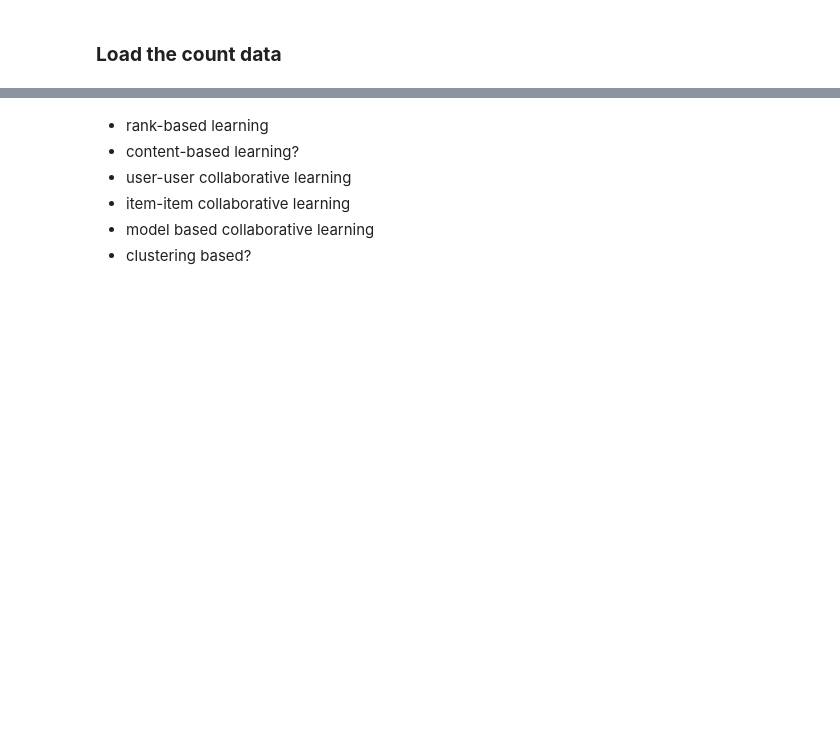
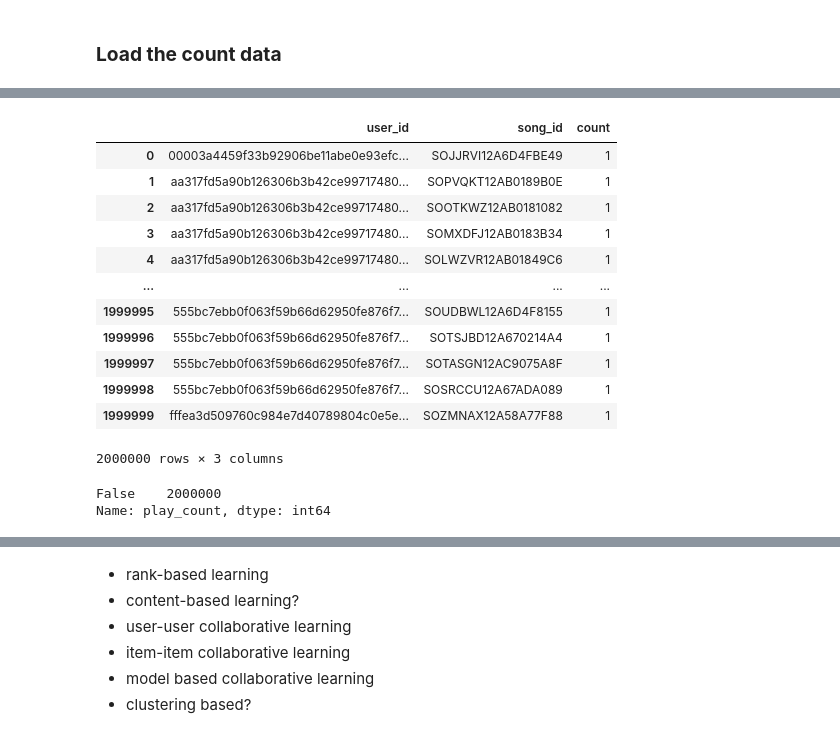
Before and after one commit to kojen-coder/spotify-music-recommender, a Jupyter notebook: notebook/Capstone_Music_Recommendation_System.ipynb, the cells around one changed output, grey strips where cells are left out. Cells and saved outputs as stored; diff of their text form; code cells hidden in the pictures; blank space fills up the shorter version.

```diff
--- a/notebook/Capstone_Music_Recommendation_System.ipynb
+++ b/notebook/Capstone_Music_Recommendation_System.ipynb
@@ -155,0 +388,17 @@ count_df.isna().sum() #Checking if there are null values in the data set. There
+# %%
+##Add
+count_df.groupby(['user_id', 'song_id']).size().sort_values(ascending = False).reset_index(name = 'count')
+# %% [output]
+|  | user_id | song_id | count |
+| 0 | 00003a4459f33b92906be11abe0e93efc... | SOJJRVI12A6D4FBE49 | 1 |
+| 1 | aa317fd5a90b126306b3b42ce99717480... | SOPVQKT12AB0189B0E | 1 |
+| 2 | aa317fd5a90b126306b3b42ce99717480... | SOOTKWZ12AB0181082 | 1 |
+| 3 | aa317fd5a90b126306b3b42ce99717480... | SOMXDFJ12AB0183B34 | 1 |
+| 4 | aa317fd5a90b126306b3b42ce99717480... | SOLWZVR12AB01849C6 | 1 |
+| ... | ... | ... | ... |
+| 1999995 | 555bc7ebb0f063f59b66d62950fe876f7... | SOUDBWL12A6D4F8155 | 1 |
+| 1999996 | 555bc7ebb0f063f59b66d62950fe876f7... | SOTSJBD12A670214A4 | 1 |
+| 1999997 | 555bc7ebb0f063f59b66d62950fe876f7... | SOTASGN12AC9075A8F | 1 |
+| 1999998 | 555bc7ebb0f063f59b66d62950fe876f7... | SOSRCCU12A67ADA089 | 1 |
+| 1999999 | fffea3d509760c984e7d40789804c0e5e... | SOZMNAX12A58A77F88 | 1 |
+2000000 rows × 3 columns
@@ -156,2 +407,7 @@ count_df.isna().sum() #Checking if there are null values in the data set. There
+# %%
+(count_df.play_count == 0).value_counts() #Check how many unique songs are played 0 time. None.
+# %% [output]
+False    2000000
+Name: play_count, dtype: int64
 # %%
 count_df.shape #There are 2000000 rows and 4 columns in this data set.
```
Also changed, not shown: parts of 58 cells of this notebook.
